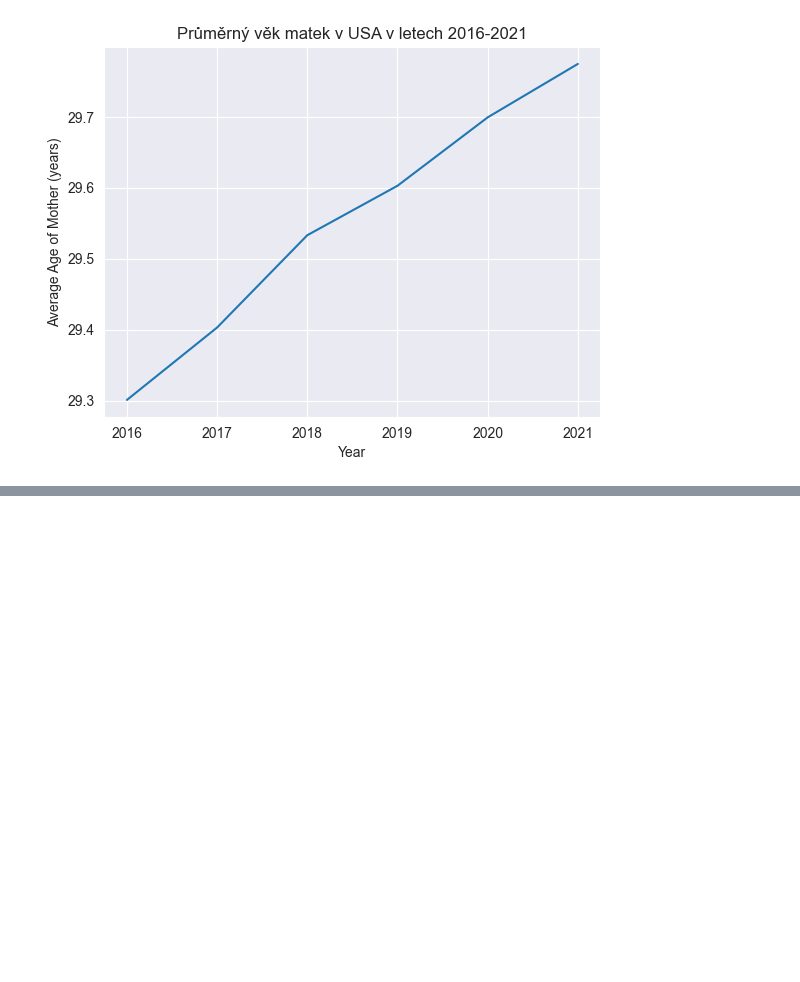
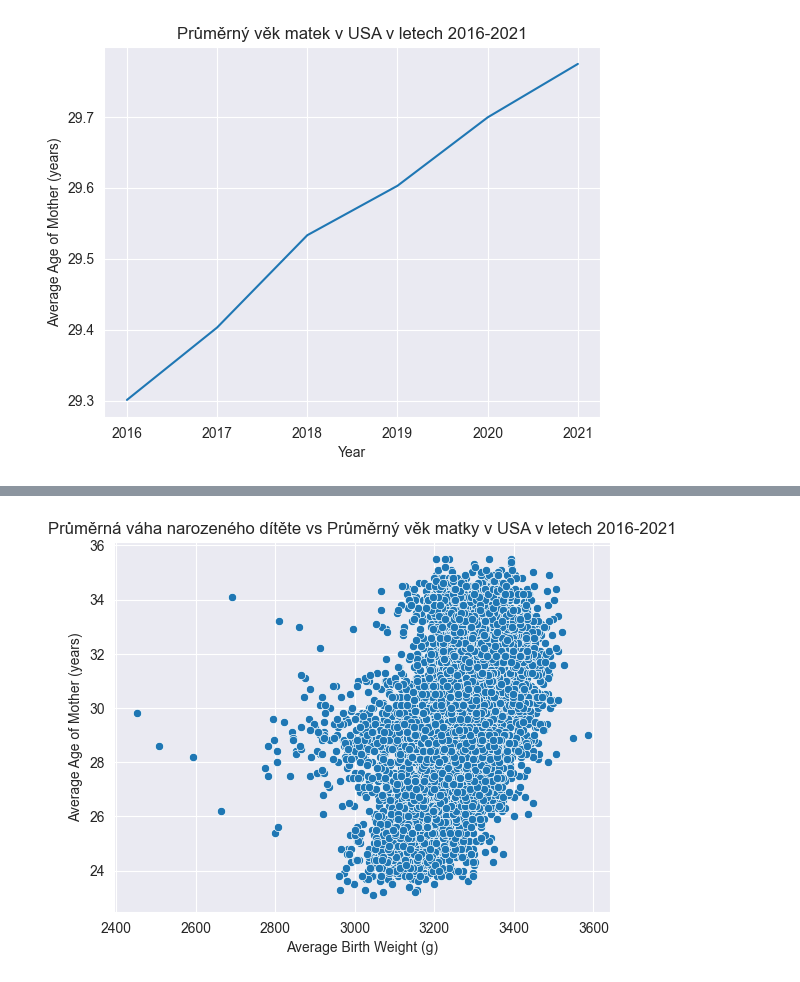
Before and after one commit to pparachin/msw_zapocet, a Jupyter notebook: msw2/2.vizualizace_dat.ipynb, the cells around one changed output, grey strips where cells are left out. Cells and saved outputs as stored; diff of their text form; code cells hidden in the pictures; blank space fills up the shorter version.

```diff
--- a/msw2/2.vizualizace_dat.ipynb
+++ b/msw2/2.vizualizace_dat.ipynb
@@ -112,2 +160,9 @@ plt.show()
+# %%
+# Průměrná váha při narození (g) vs Průměrný věk matky (years)
+sns.set_style('darkgrid')
+sns.scatterplot(x='Average Birth Weight (g)', y='Average Age of Mother (years)', data=df)
+plt.title('Průměrná váha narozeného dítěte vs Průměrný věk matky v USA v letech 2016-2021')plt.show()
+# %% [output]
+[figure, added]
 # %%
 # %% [output]
```
Also changed, not shown: parts of 8 cells of this notebook, 1 other file.
